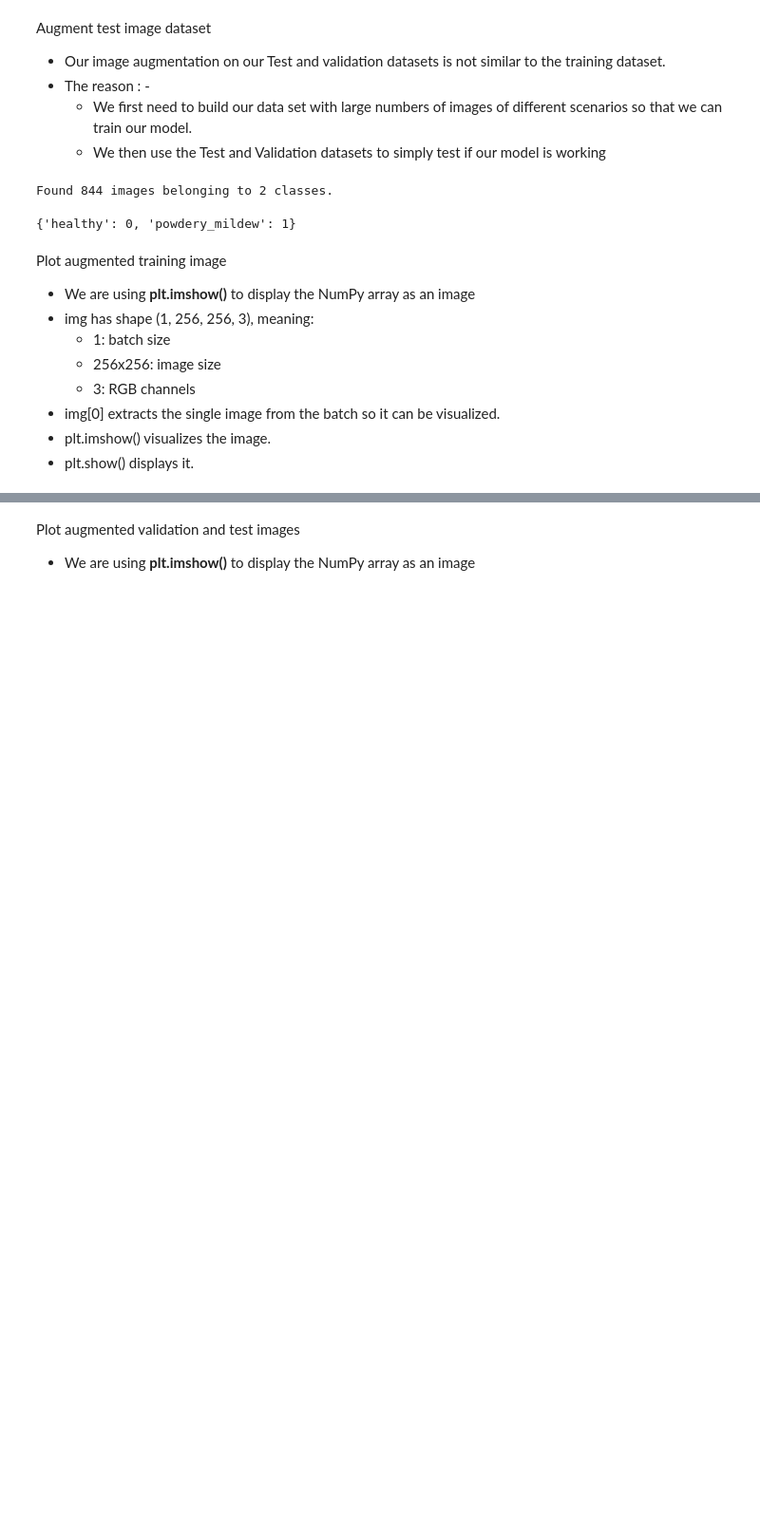
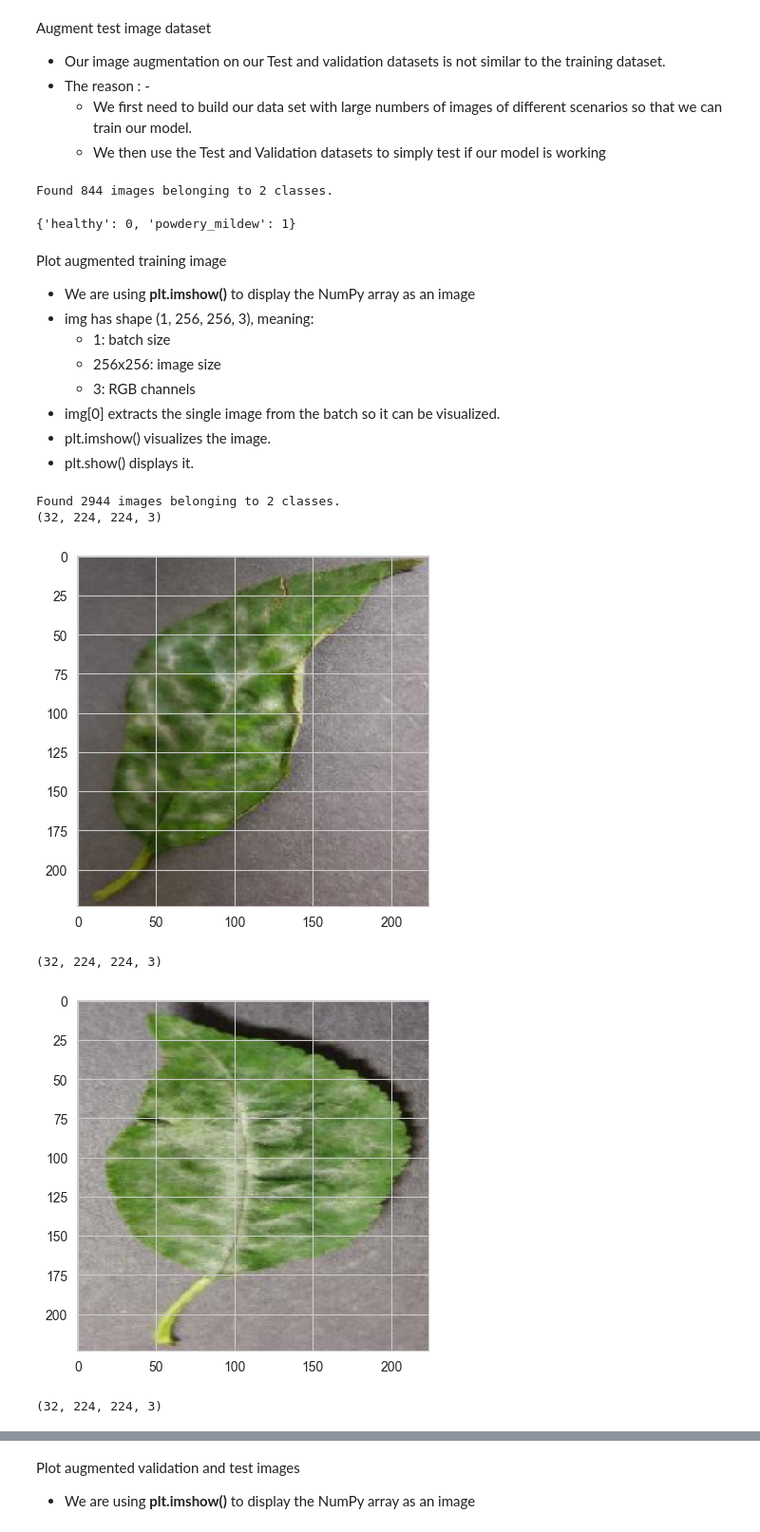
Before and after one commit to Bobrac3023/Project5_Mildew_Detection_in_Cherry_Leaves, a Jupyter notebook: jupyter_notebooks/Modeliling and Evaluation.ipynb, the cells around one changed output, grey strips where cells are left out. Shown at 95% size. Cells and saved outputs as stored; diff of their text form; code cells hidden in the pictures; blank space fills up the shorter version.

```diff
--- a/jupyter_notebooks/Modeliling and Evaluation.ipynb
+++ b/jupyter_notebooks/Modeliling and Evaluation.ipynb
@@ -280,8 +299,35 @@ Plot augmented training image
 - plt.imshow() visualizes the image.
 - plt.show() displays it.
 # %%
+from tensorflow.keras.preprocessing.image import ImageDataGenerator
+import matplotlib.pyplot as plt
+
+# Define parameters
+train_path = "input/dataset/cherry-leaves/train"
+image_shape = (224, 224, 3)
+batch_size = 32
+
+# Load training data
+train_datagen = ImageDataGenerator(rescale=1./255)
+
+train_set = train_datagen.flow_from_directory(
+    train_path,
+    target_size=image_shape[:2],
+    color_mode='rgb',
+    batch_size=batch_size,
+    class_mode='binary',
+    shuffle=True
+)
+
 for _ in range(3): # Loop 3 times
-    img, label = train_set.next() # Get the next image and label from the test_set iterator
+    img, label = next(train_set) # Get the next image and label from the test_set iterator
     print(img.shape)   # Print the shape of the image tensor, e.g., (1, 256, 256, 3)
     plt.imshow(img[0])  # Show the image using matplotlib. img[0] removes the batch dimension
     plt.show()  # Display the image
+# %% [output]
+Found 2944 images belonging to 2 classes.
+(32, 224, 224, 3)
+[figure, added]
+(32, 224, 224, 3)
+[figure, added]
+(32, 224, 224, 3)
```
Also changed, not shown: parts of 18 cells of this notebook, 5 other files.
